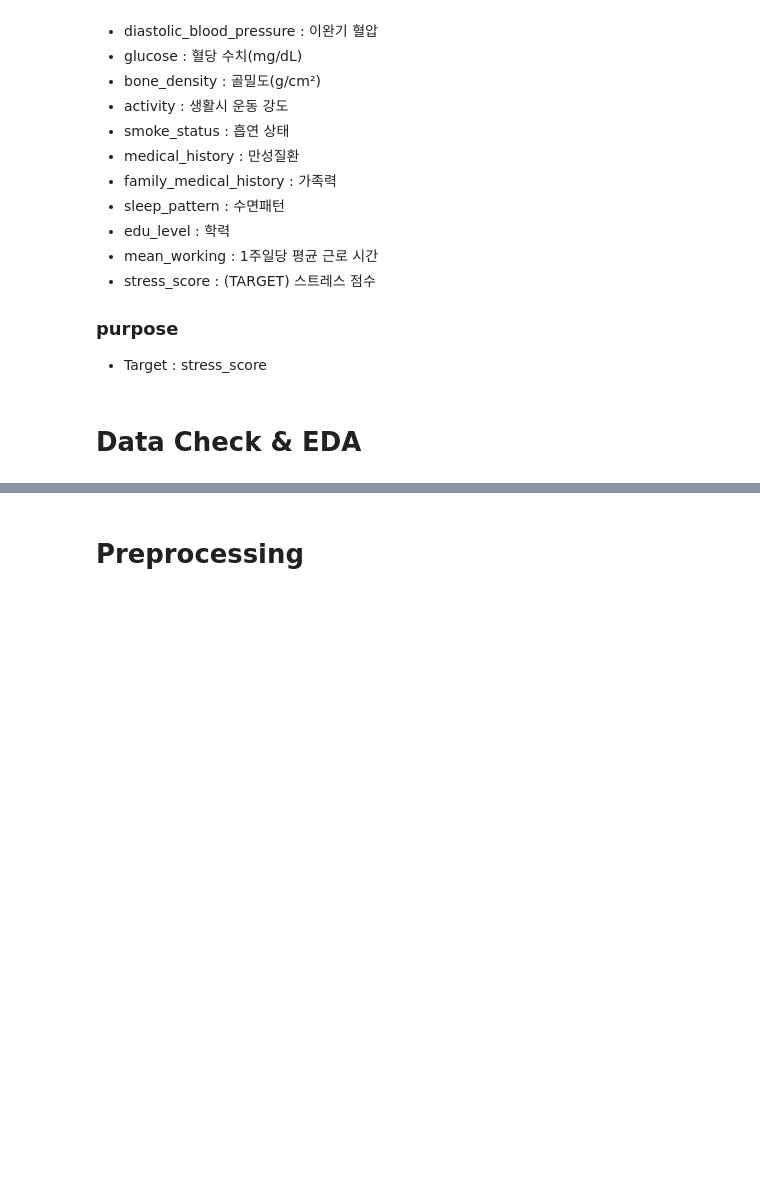
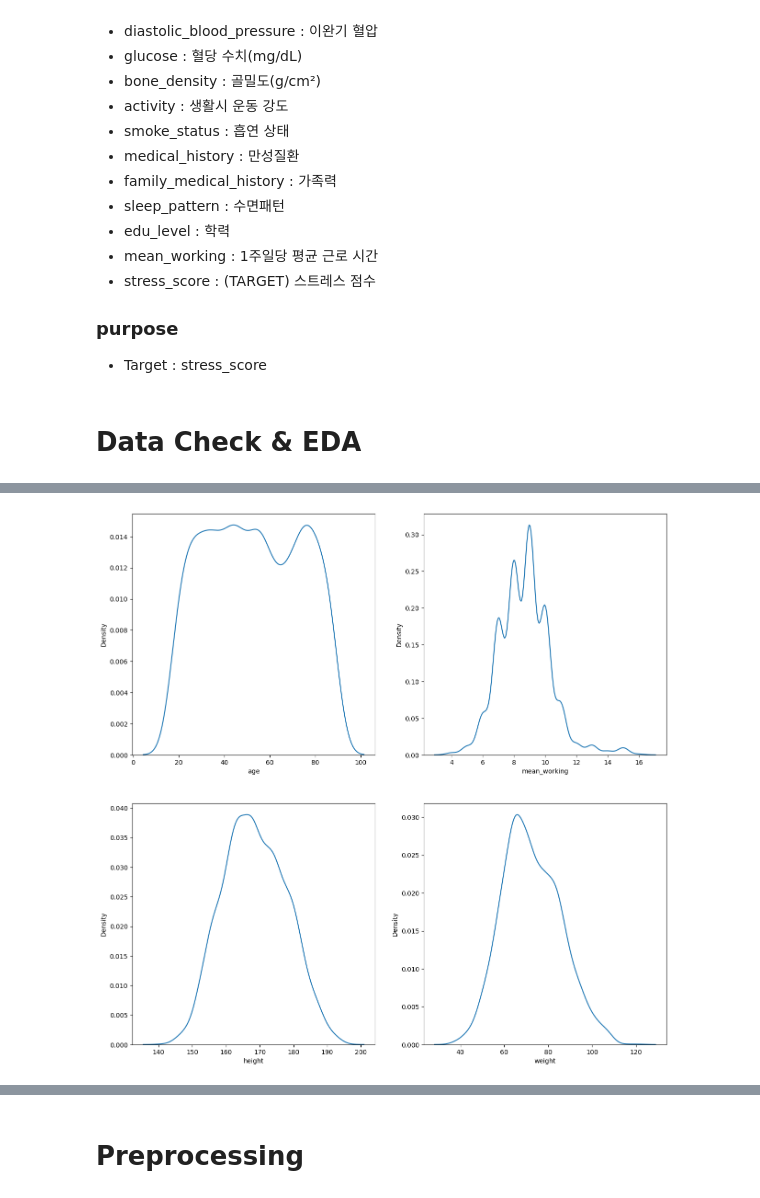
Before and after one commit to HOYUN-Y/DataAnalytics_projects, a Jupyter notebook: dacon_stress_prediction/data_preprocessing.ipynb, the cells around one changed output, grey strips where cells are left out. Drawn from its saved outputs; the diff is of its cells as text; code cells hidden in the pictures; blank space fills up the shorter version.

```diff
--- a/dacon_stress_prediction/data_preprocessing.ipynb
+++ b/dacon_stress_prediction/data_preprocessing.ipynb
@@ -55,0 +105,10 @@ display(test.head())
+# %%
+fig, axes = plt.subplots(ncols=2, nrows=2, figsize=(15,15))
+
+sns.kdeplot(train['age'], ax=axes[0,0])
+sns.kdeplot(train['mean_working'], ax=axes[0,1])
+sns.kdeplot(x='height', data=train, ax=axes[1,0])
+sns.kdeplot(x='weight', data=train, ax=axes[1,1])
+plt.show()
+# %% [output]
+[figure, added]
```
Also changed, not shown: parts of 19 cells of this notebook.
